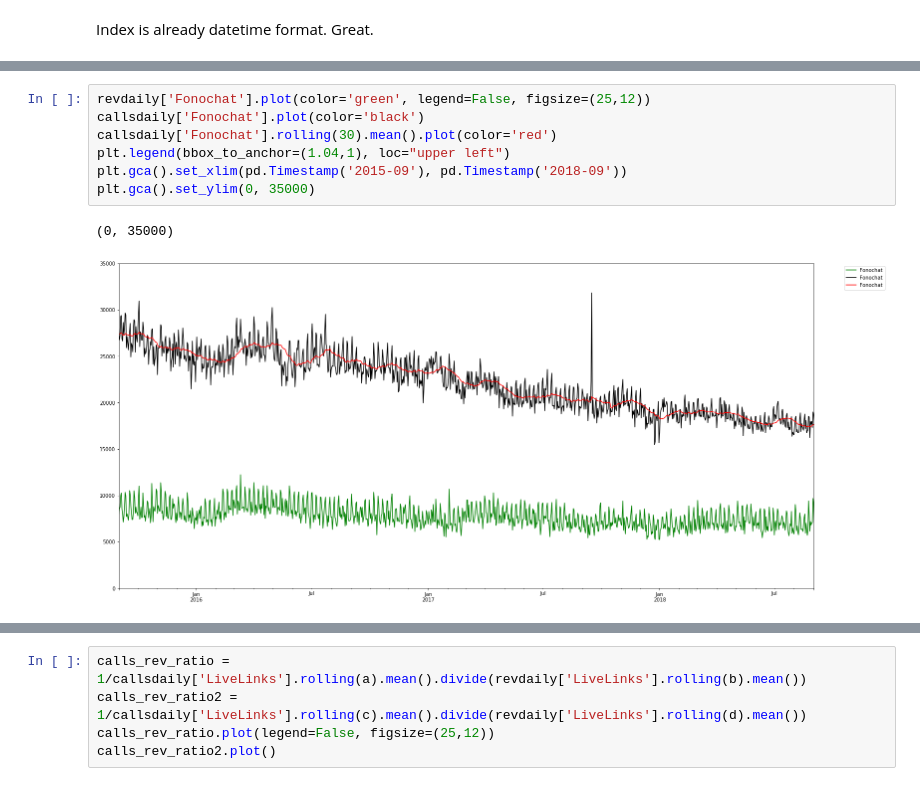
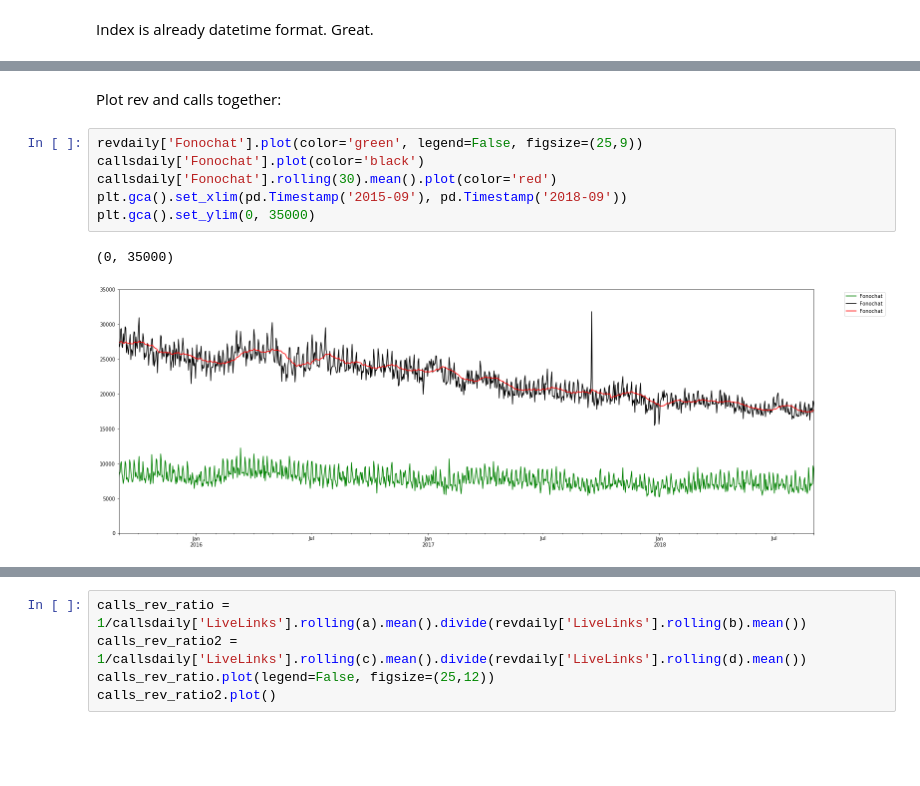
Before and after one commit to jamiegor/Revenue, a Jupyter notebook: SpendAndRevenue.ipynb, the cells around one changed output, grey strips where cells are left out. Saved outputs shown, nothing was run; the diff lists cells and outputs as text; blank space fills up the shorter version.

```diff
--- a/SpendAndRevenue.ipynb
+++ b/SpendAndRevenue.ipynb
@@ -167,10 +228,11 @@ plt.gca().set_ylim(-1000, 60000)
+# %% [markdown]
+Plot rev and calls together:
 # %%
-revdaily['Fonochat'].plot(color='green', legend=False, figsize=(25,12))
+revdaily['Fonochat'].plot(color='green', legend=False, figsize=(25,9))
 callsdaily['Fonochat'].plot(color='black')
 callsdaily['Fonochat'].rolling(30).mean().plot(color='red')
-plt.legend(bbox_to_anchor=(1.04,1), loc="upper left")
 plt.gca().set_xlim(pd.Timestamp('2015-09'), pd.Timestamp('2018-09'))
 plt.gca().set_ylim(0, 35000)
 # %% [output]
 (0, 35000)
-[figure, old version]
+[figure, new version]
```
Also changed, not shown: parts of 33 cells of this notebook, 4 other files.
